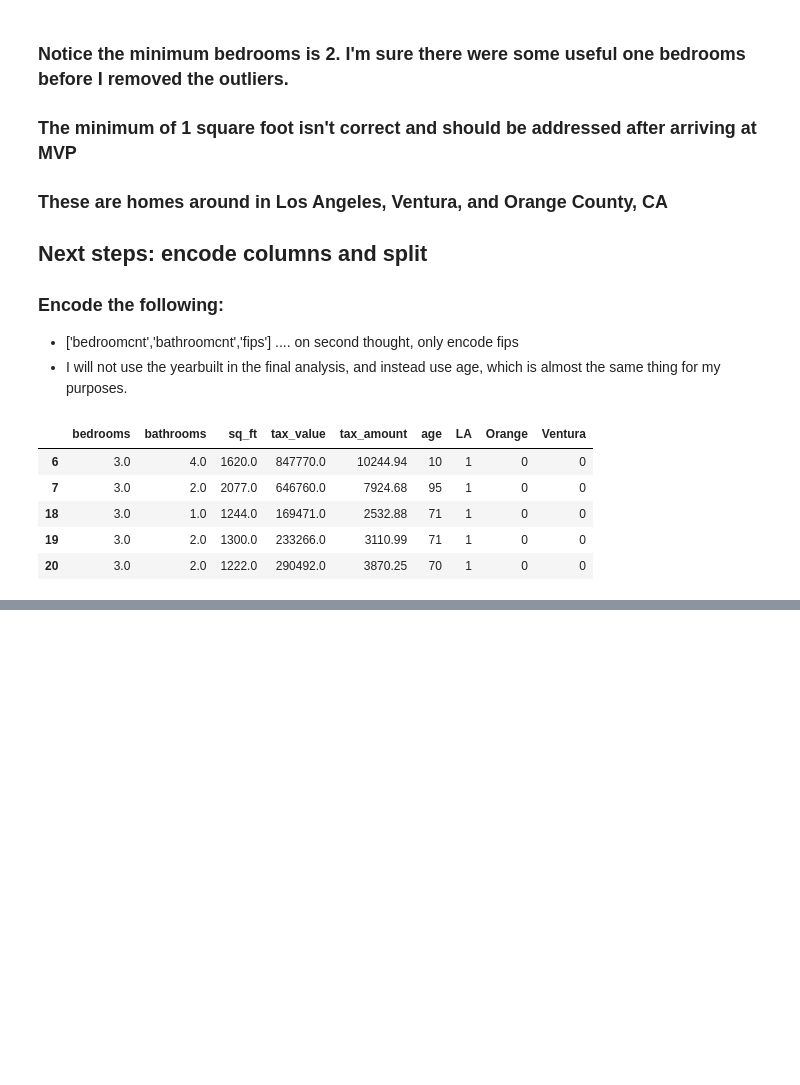
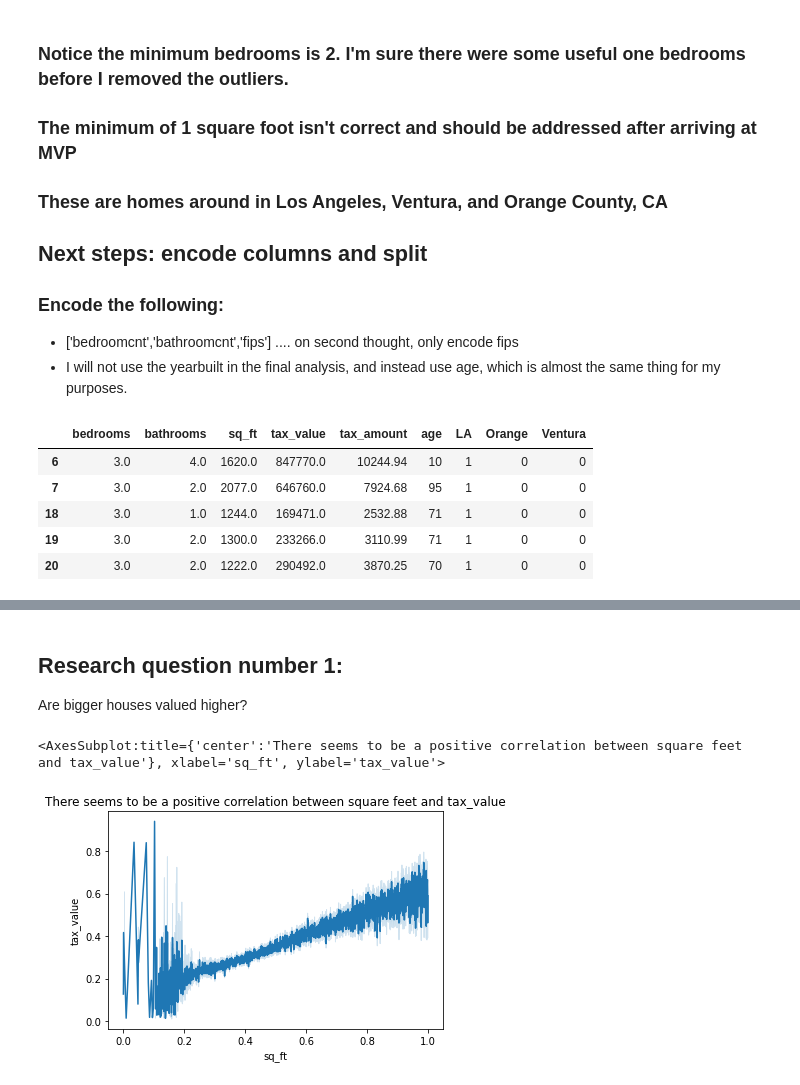
Before and after one commit to brianclements03/regression_exercises, a Jupyter notebook: ZILLOW_PROJECT.ipynb, the cells around one changed output, grey strips where cells are left out. Saved outputs shown, nothing was run; the diff lists cells and outputs as text; code cells hidden in the pictures; blank space fills up the shorter version.

```diff
--- a/ZILLOW_PROJECT.ipynb
+++ b/ZILLOW_PROJECT.ipynb
@@ -161,0 +208,11 @@ zillow.head()
+# %% [markdown]
+## Research question number 1:
+
+Are bigger houses valued higher?
+# %%
+plt.title('There seems to be a positive correlation between square feet and tax_value')
+
+sns.lineplot(x=train.sq_ft, y=train.tax_value)
+# %% [output]
+<AxesSubplot:title={'center':'There seems to be a positive correlation between square feet and tax_value'}, xlabel='sq_ft', ylabel='tax_value'>
+[figure, added]
```
Also changed, not shown: parts of 13 cells of this notebook, 3 other files.
